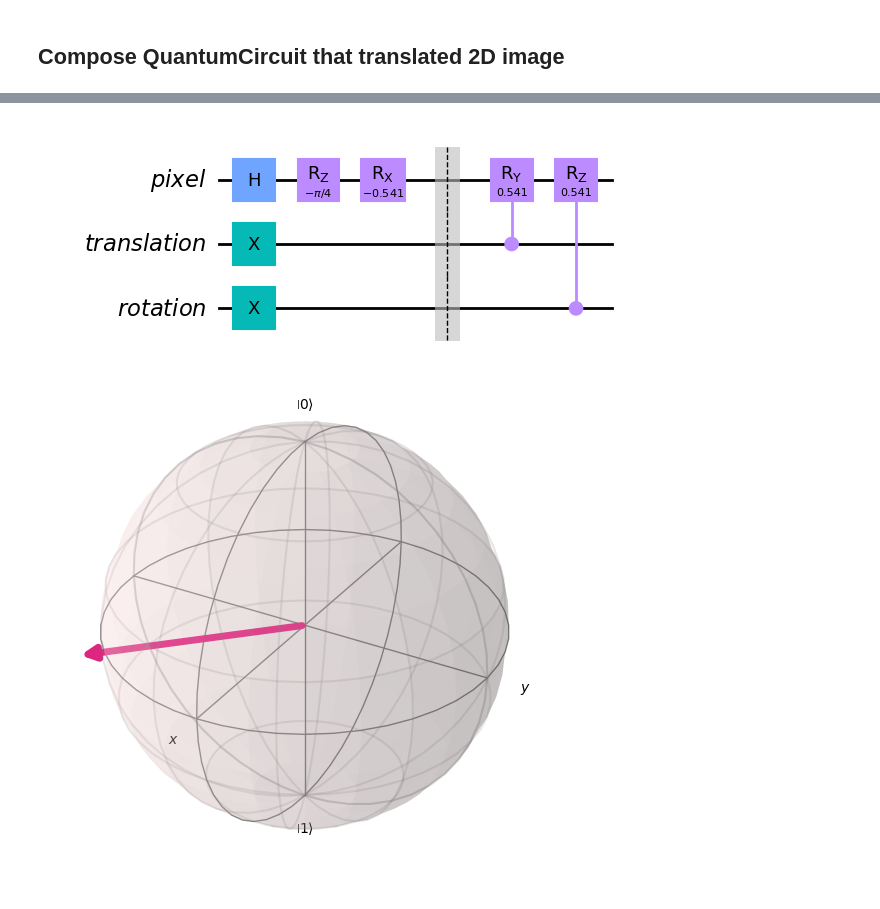
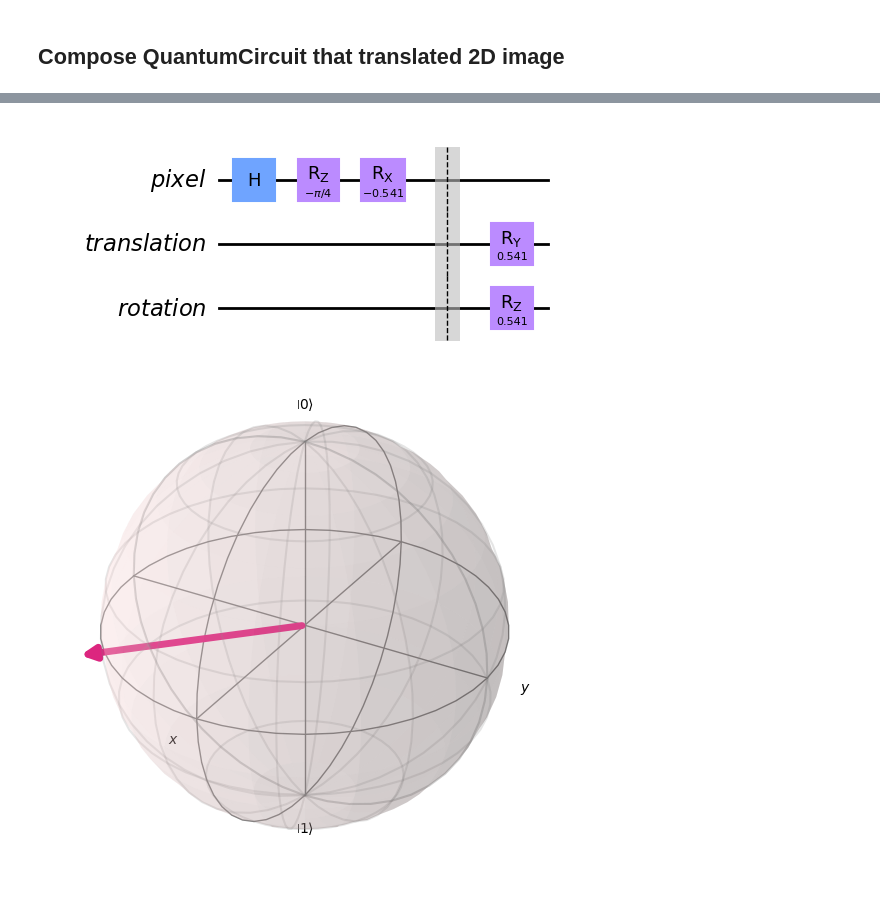
Before and after one commit to ksm999/Stereo, a Jupyter notebook: Quantum_Image_Processing.ipynb, the cells around one changed output, grey strips where cells are left out. Saved outputs shown, nothing was run; the diff lists cells and outputs as text; code cells hidden in the pictures.

```diff
--- a/Quantum_Image_Processing.ipynb
+++ b/Quantum_Image_Processing.ipynb
@@ -513,6 +513,5 @@ rotation = QuantumRegister(size=1, name = 'rotation')
 qc_t = QuantumCircuit(pixel,translation, rotation)
 qc_t.h(0)
 qc_t.rz(phi,0)
-qc_t.x(range(1,3))
 qc_t.draw('mpl')
 # %% [output]
@@ -539,9 +544,9 @@ theta =  0.5412118176069253
 # %%
-qc_t.cry(theta,1,0)
-qc_t.crz(theta,2,0)
+qc_t.ry(theta,1)
+qc_t.rz(theta,2)
 qc_t.draw('mpl')
 # %% [output]
-[figure, old version]
+[figure, new version]
 # %%
 plot_bloch_vector(Q)
 # %% [output]
```
Also changed, not shown: parts of 10 cells of this notebook, 1 other file.
